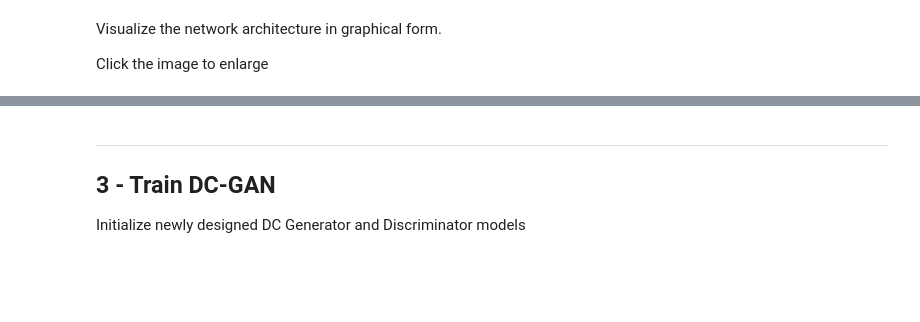
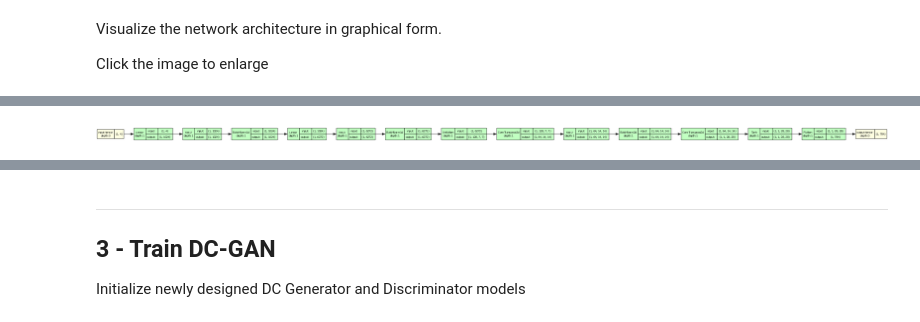
Before and after one commit to AI-IF-TelU/103012350550-Mohamed-ali-ibrahim-genai, a Jupyter notebook: assignment-06-gan/student_template.ipynb, the cells around one changed output, grey strips where cells are left out. Cells and saved outputs as stored; diff of their text form; code cells hidden in the pictures; blank space fills up the shorter version.

```diff
--- a/assignment-06-gan/student_template.ipynb
+++ b/assignment-06-gan/student_template.ipynb
@@ -1356,45 +1509,45 @@ def dc_generator(noise_dim=NOISE_DIM):
     return nn.Sequential(
 
         # add Linear() with input noise_dim and output 1024
-        ??,
+        nn.Linear(noise_dim, 1024),
 
         # add ReLU()
-        ??,
+        nn.ReLU(),
 
         # add BatchNorm1d() with input 1024
-        ??,
+        nn.BatchNorm1d(1024),
 
         # add Linear() with input 1024 and output 7*7*128
-        ??,
+        nn.Linear(1024, 7 * 7 * 128),
 
         # add ReLU()
-        ??,
+        nn.ReLU(),
 
         # add BatchNorm1d() with input 7*7*128
-        ??,
+        nn.BatchNorm1d(7 * 7 * 128),
 
         # add Unflatten() with input dim 1 and unflattened_size=(128, 7, 7)
-        ??,
+        nn.Unflatten(1, (128, 7, 7)),
 
         # add ConvTranspose2d() with input channel = 128, 64 Filters,
         # 4x4 kernel, stride 2, and padding 1
-        ??,
+        nn.ConvTranspose2d(128, 64, kernel_size=4, stride=2, padding=1),
 
         # add ReLU()
-        ??,
+        nn.ReLU(),
 
         # add BatchNorm2d() with input 64
-        ??,
+        nn.BatchNorm2d(64),
 
         # add ConvTranspose2d() with input channel = 64, 1 Filter,
         # 4x4 kernel, stride 2, and padding 1
-        ??,
+        nn.ConvTranspose2d(64, 1, kernel_size=4, stride=2, padding=1),
 
         # add Tanh()
-        ??,
+        nn.Tanh(),
 
         # add final Flatten() for training
-        ??
+        nn.Flatten()
 
     )
 # %% [markdown]
@@ -1432,8 +1603,13 @@ Visualize the network architecture in graphical form.
 
 Click the image to enlarge
 # %%
+graphviz_bin = r'C:\Program Files\Graphviz\bin'
+if os.path.isdir(graphviz_bin):
+    os.environ['PATH'] = graphviz_bin + os.pathsep + os.environ.get('PATH', '')
+
 model_graphq = draw_graph(model, input_size=(1, 4), expand_nested=True, graph_dir="LR")
 model_graphq.resize_graph(scale=3)
 
 model_graphq.visual_graph.render("model_g2", format="png")
 display(Image(filename="model_g2.png"))
+# %% [output]
@@ -1440,3 +1617,4 @@ display(Image(filename="model_g2.png"))
+[figure, added]
 # %% [markdown]
 **Expected Output**:
 <pre>
```
Also changed, not shown: parts of 47 cells of this notebook.
